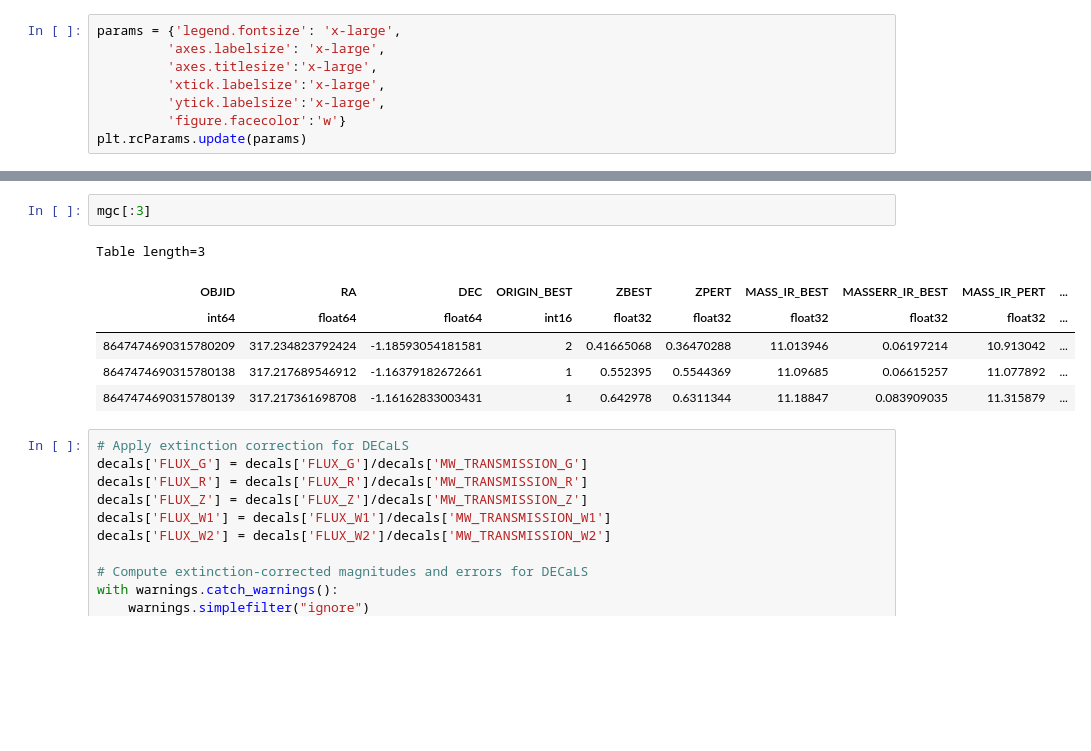
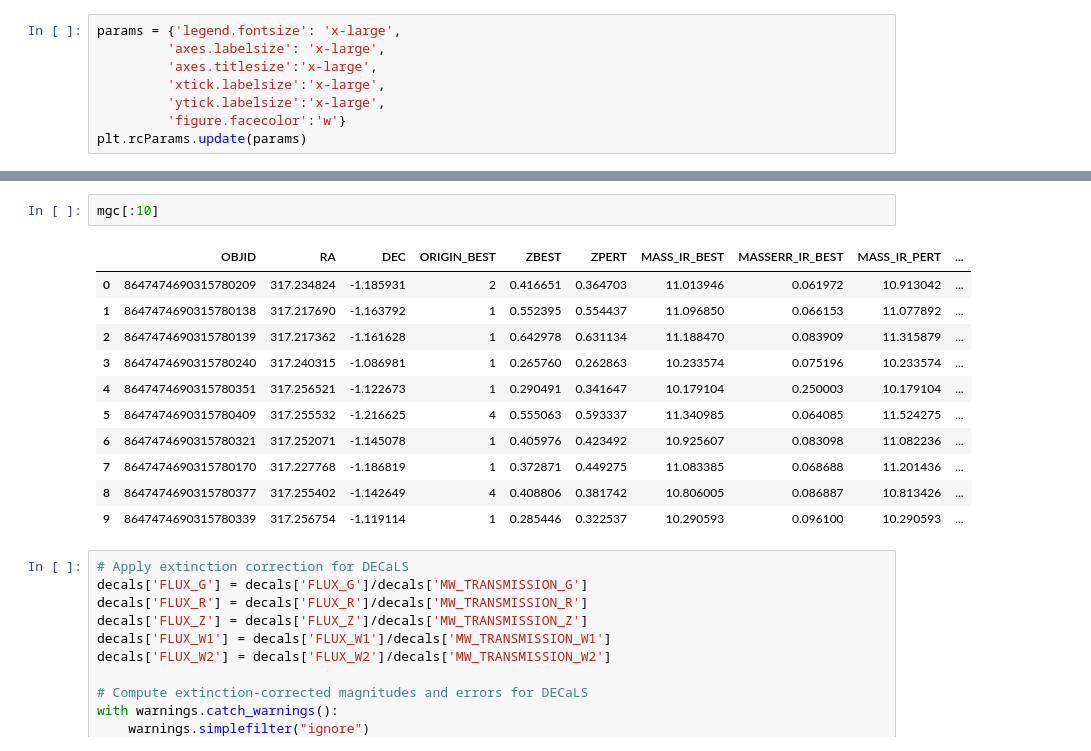
Before and after one commit to AlanPearl/margaret, a Jupyter notebook: notebooks/dataset_getting_started.ipynb, the cells around one changed output, grey strips where cells are left out. Saved outputs shown, nothing was run; the diff lists cells and outputs as text; blank space fills up the shorter version.

```diff
--- a/notebooks/dataset_getting_started.ipynb
+++ b/notebooks/dataset_getting_started.ipynb
@@ -39,12 +69,17 @@ Table length=3
 # %%
-mgc[:3]
+mgc[:10]
 # %% [output]
-Table length=3
-| OBJID | RA | DEC | ORIGIN_BEST | ZBEST | ZPERT | MASS_IR_BEST | MASSERR_IR_BEST | MASS_IR_PERT | ... |
-| int64 | float64 | float64 | int16 | float32 | float32 | float32 | float32 | float32 | ... |
-| 8647474690315780209 | 317.234823792424 | -1.18593054181581 | 2 | 0.41665068 | 0.36470288 | 11.013946 | 0.06197214 | 10.913042 | ... |
-| 8647474690315780138 | 317.217689546912 | -1.16379182672661 | 1 | 0.552395 | 0.5544369 | 11.09685 | 0.06615257 | 11.077892 | ... |
-| 8647474690315780139 | 317.217361698708 | -1.16162833003431 | 1 | 0.642978 | 0.6311344 | 11.18847 | 0.083909035 | 11.315879 | ... |
+|  | OBJID | RA | DEC | ORIGIN_BEST | ZBEST | ZPERT | MASS_IR_BEST | MASSERR_IR_BEST | MASS_IR_PERT | ... |
+| 0 | 8647474690315780209 | 317.234824 | -1.185931 | 2 | 0.416651 | 0.364703 | 11.013946 | 0.061972 | 10.913042 | ... |
+| 1 | 8647474690315780138 | 317.217690 | -1.163792 | 1 | 0.552395 | 0.554437 | 11.096850 | 0.066153 | 11.077892 | ... |
+| 2 | 8647474690315780139 | 317.217362 | -1.161628 | 1 | 0.642978 | 0.631134 | 11.188470 | 0.083909 | 11.315879 | ... |
+| 3 | 8647474690315780240 | 317.240315 | -1.086981 | 1 | 0.265760 | 0.262863 | 10.233574 | 0.075196 | 10.233574 | ... |
+| 4 | 8647474690315780351 | 317.256521 | -1.122673 | 1 | 0.290491 | 0.341647 | 10.179104 | 0.250003 | 10.179104 | ... |
+| 5 | 8647474690315780409 | 317.255532 | -1.216625 | 4 | 0.555063 | 0.593337 | 11.340985 | 0.064085 | 11.524275 | ... |
+| 6 | 8647474690315780321 | 317.252071 | -1.145078 | 1 | 0.405976 | 0.423492 | 10.925607 | 0.083098 | 11.082236 | ... |
+| 7 | 8647474690315780170 | 317.227768 | -1.186819 | 1 | 0.372871 | 0.449275 | 11.083385 | 0.068688 | 11.201436 | ... |
+| 8 | 8647474690315780377 | 317.255402 | -1.142649 | 4 | 0.408806 | 0.381742 | 10.806005 | 0.086887 | 10.813426 | ... |
+| 9 | 8647474690315780339 | 317.256754 | -1.119114 | 1 | 0.285446 | 0.322537 | 10.290593 | 0.096100 | 10.290593 | ... |
 # %%
 # Apply extinction correction for DECaLS
 decals['FLUX_G'] = decals['FLUX_G']/decals['MW_TRANSMISSION_G']
```
Also changed, not shown: parts of 6 cells of this notebook.
